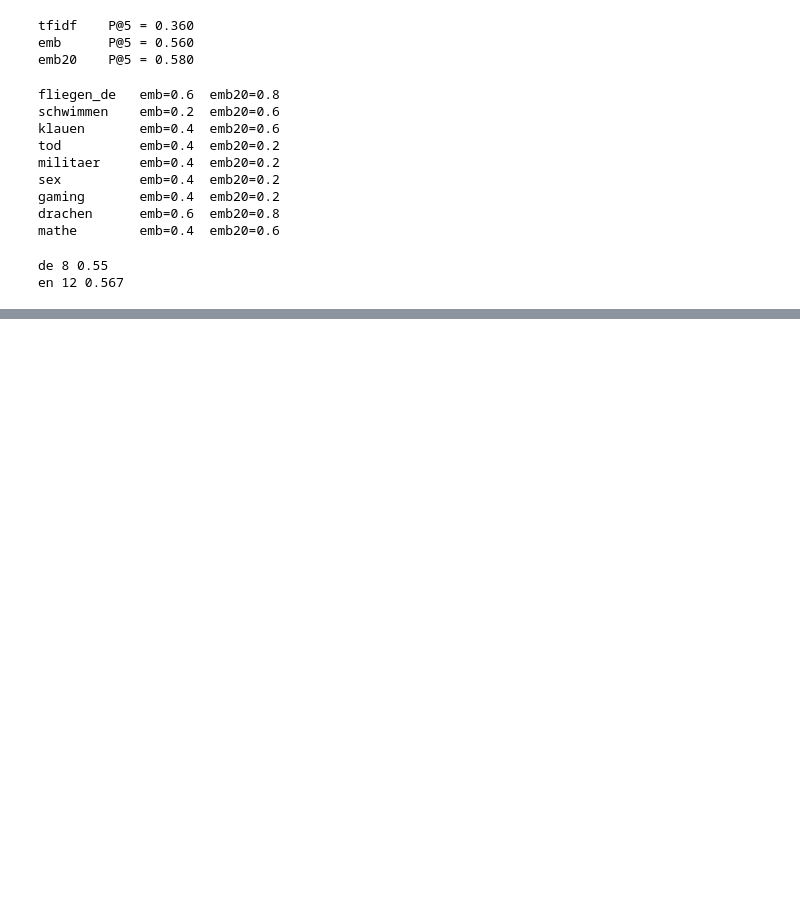
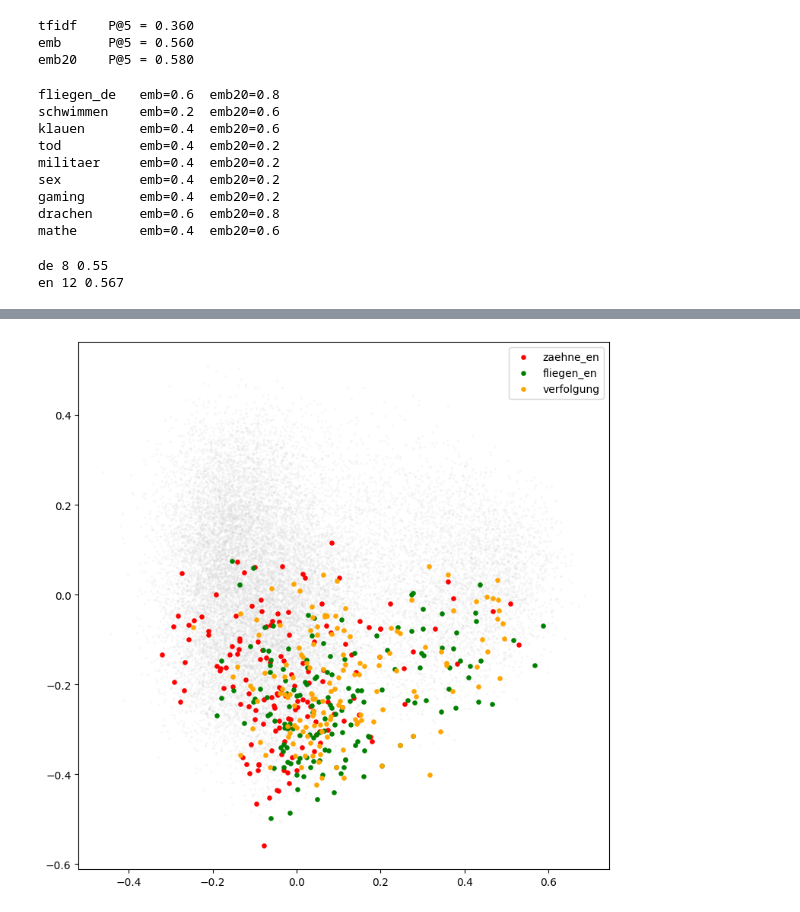
Before and after one commit to Gunnny/dream-atlas, a Jupyter notebook: notebooks/01_explore_data.ipynb, the cells around one changed output, grey strips where cells are left out. Cells and saved outputs as stored; diff of their text form; code cells hidden in the pictures; blank space fills up the shorter version.

```diff
--- a/notebooks/01_explore_data.ipynb
+++ b/notebooks/01_explore_data.ipynb
@@ -348,0 +408,20 @@ en 12 0.567
+# %%
+import numpy as np
+import matplotlib.pyplot as plt
+
+themen = ["zaehne_en", "fliegen_en", "verfolgung"]
+farben = ["red", "green", "orange"]
+
+plt.figure(figsize=(9, 9))
+plt.scatter(XY[:, 0], XY[:, 1], s=2, alpha=0.1, color="lightgray")
+
+for qid, farbe in zip(themen, farben):
+    q = model.encode([next(x["text"] for x in queries if x["id"] == qid)],
+                     normalize_embeddings=True)
+    top = np.argsort(-(E @ q.T).ravel())[:150]
+    plt.scatter(XY[top, 0], XY[top, 1], s=14, color=farbe, label=qid)
+
+plt.legend()
+plt.show()
+# %% [output]
+[figure, added]
```
Also changed, not shown: parts of 31 cells of this notebook.
